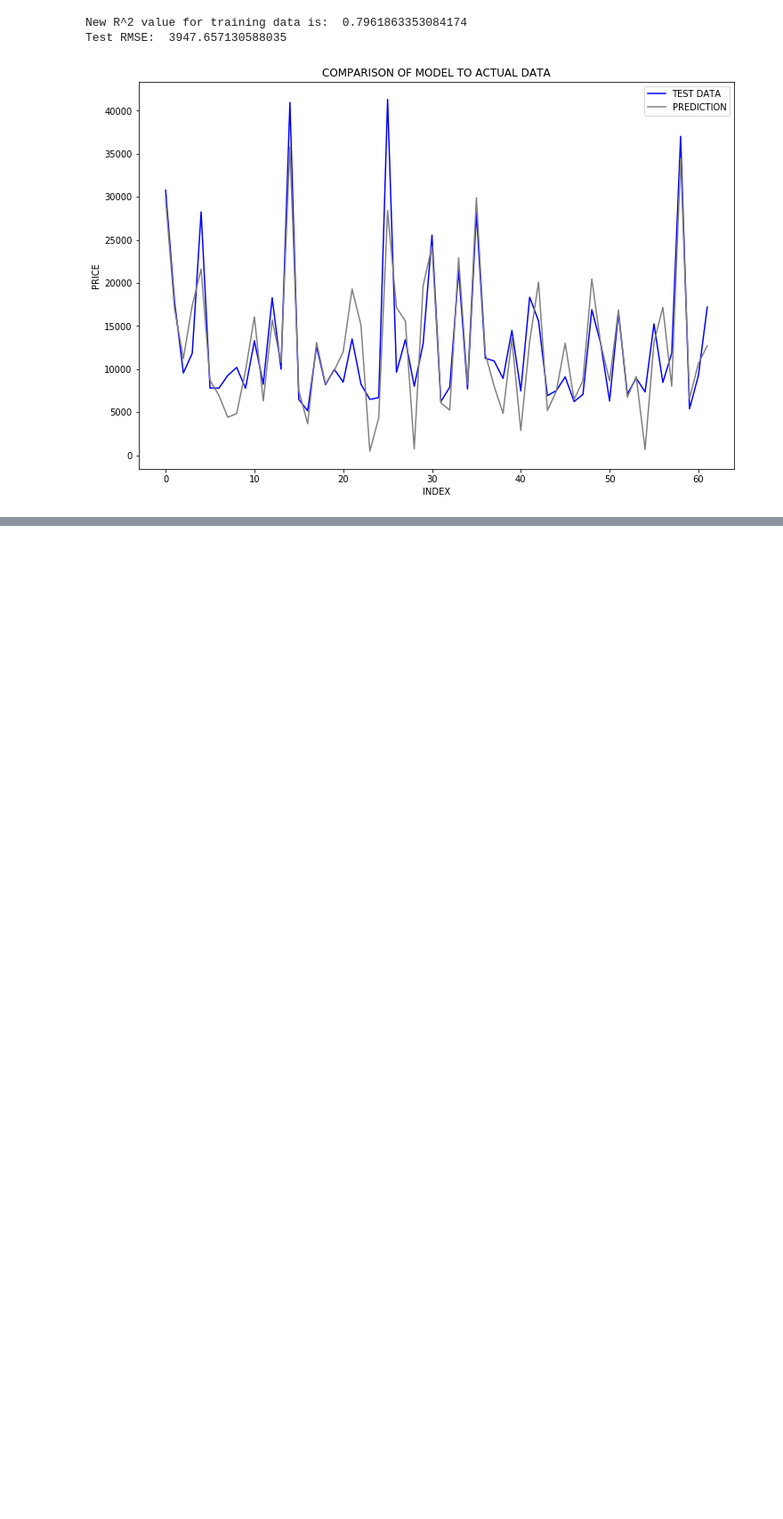
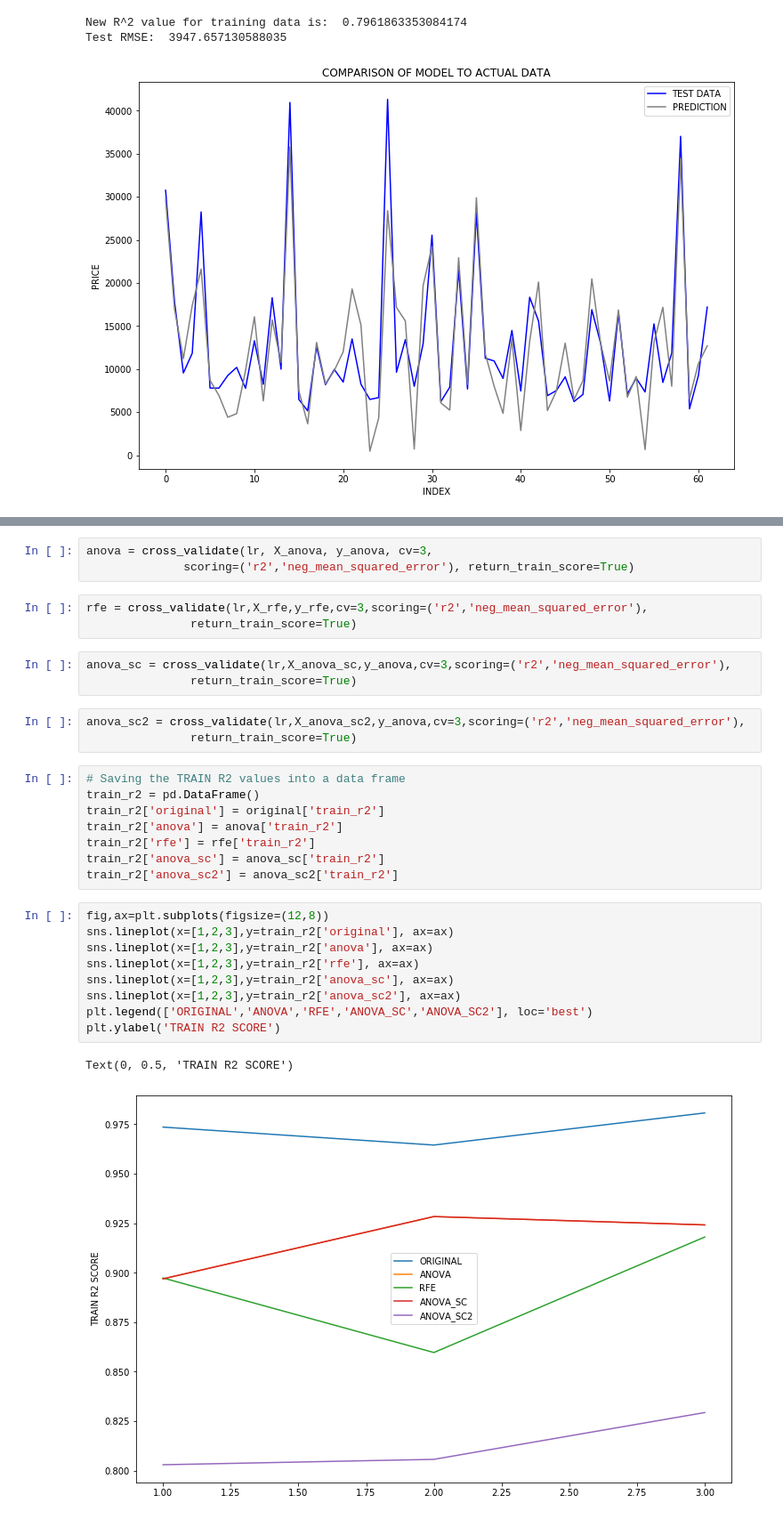
Before and after one commit to daveajstearns/cars, a Jupyter notebook: cars_project.ipynb, the cells around one changed output, grey strips where cells are left out. Shown at 89% size. Cells and saved outputs as stored; diff of their text form; blank space fills up the shorter version.

```diff
--- a/cars_project.ipynb
+++ b/cars_project.ipynb
@@ -563,0 +572,32 @@ Going to run some cross_validation techniques, then enter into regularization.
+# %%
+anova = cross_validate(lr, X_anova, y_anova, cv=3,
+              scoring=('r2','neg_mean_squared_error'), return_train_score=True)
+# %%
+rfe = cross_validate(lr,X_rfe,y_rfe,cv=3,scoring=('r2','neg_mean_squared_error'),
+               return_train_score=True)
+# %%
+anova_sc = cross_validate(lr,X_anova_sc,y_anova,cv=3,scoring=('r2','neg_mean_squared_error'),
+               return_train_score=True)
+# %%
+anova_sc2 = cross_validate(lr,X_anova_sc2,y_anova,cv=3,scoring=('r2','neg_mean_squared_error'),
+               return_train_score=True)
+# %%
+# Saving the TRAIN R2 values into a data frame
+train_r2 = pd.DataFrame()
+train_r2['original'] = original['train_r2']
+train_r2['anova'] = anova['train_r2']
+train_r2['rfe'] = rfe['train_r2']
+train_r2['anova_sc'] = anova_sc['train_r2']
+train_r2['anova_sc2'] = anova_sc2['train_r2']
+# %%
+fig,ax=plt.subplots(figsize=(12,8))
+sns.lineplot(x=[1,2,3],y=train_r2['original'], ax=ax)
+sns.lineplot(x=[1,2,3],y=train_r2['anova'], ax=ax)
+sns.lineplot(x=[1,2,3],y=train_r2['rfe'], ax=ax)
+sns.lineplot(x=[1,2,3],y=train_r2['anova_sc'], ax=ax)
+sns.lineplot(x=[1,2,3],y=train_r2['anova_sc2'], ax=ax)
+plt.legend(['ORIGINAL','ANOVA','RFE','ANOVA_SC','ANOVA_SC2'], loc='best')
+plt.ylabel('TRAIN R2 SCORE')
+# %% [output]
+Text(0, 0.5, 'TRAIN R2 SCORE')
+[figure, added]
```
Also changed, not shown: parts of 9 cells of this notebook.
